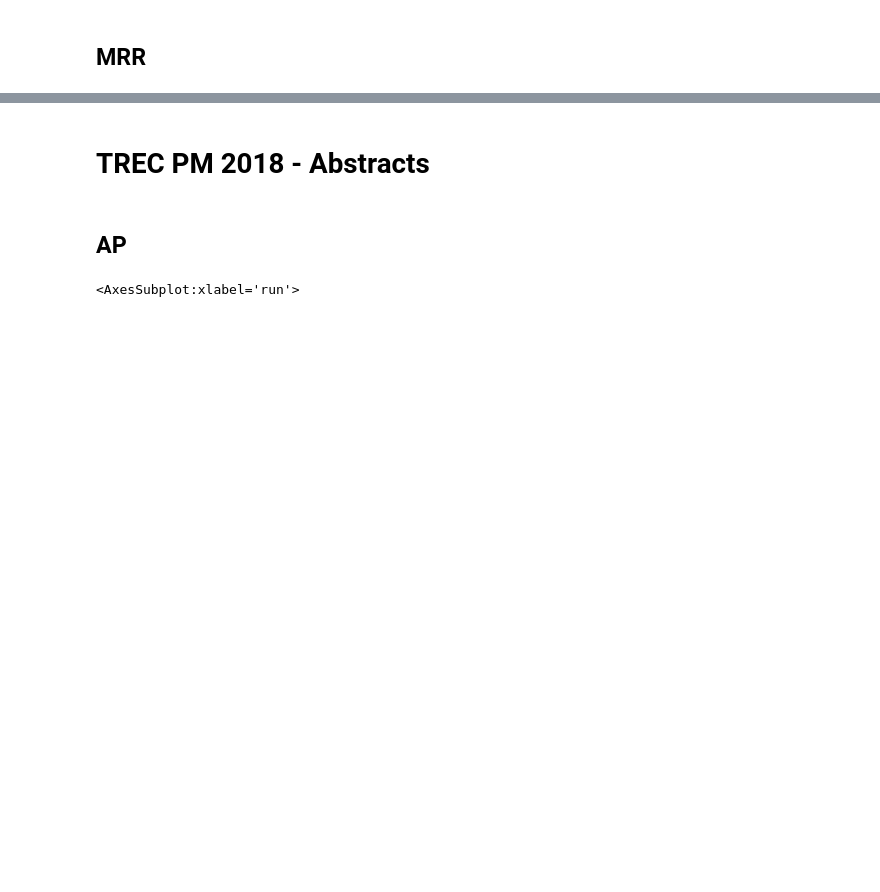
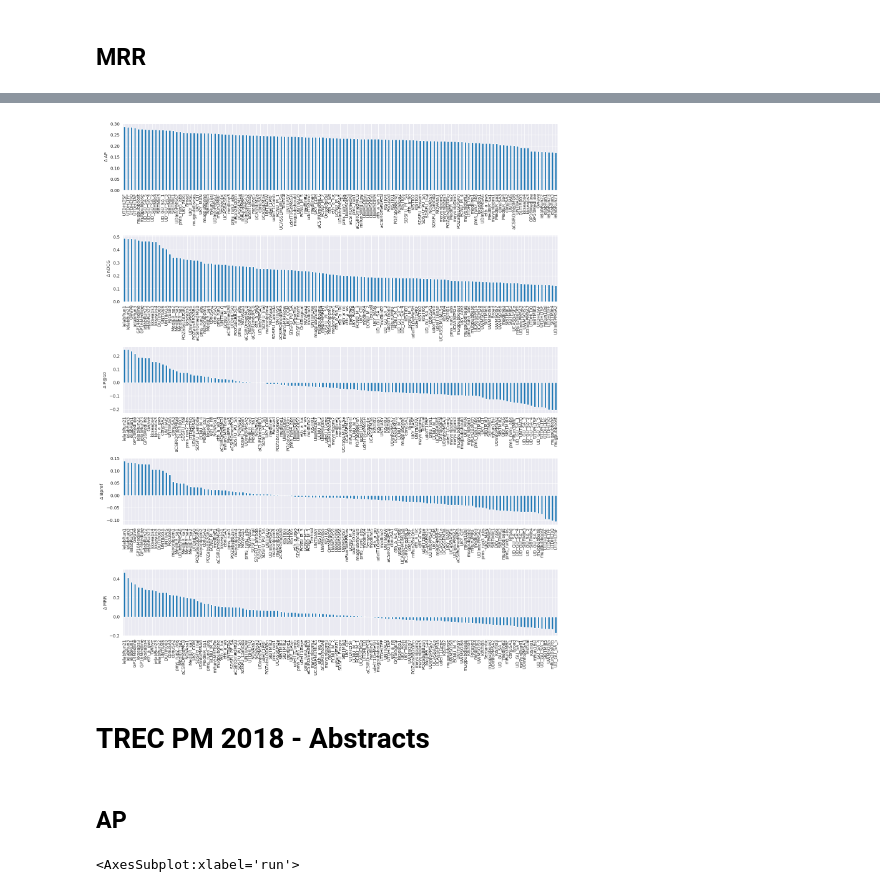
Before and after one commit to irgroup/jcdl2023-data-fusion, a Jupyter notebook: fuse.ipynb, the cells around one changed output, grey strips where cells are left out. Cells and saved outputs as stored; diff of their text form; code cells hidden in the pictures; blank space fills up the shorter version.

```diff
--- a/fuse.ipynb
+++ b/fuse.ipynb
@@ -355,3 +355,20 @@ df.sort_values(by=['mrr (diff)'], ascending=False).plot.bar(x='run', y='mrr (dif
+# %%
+import matplotlib.pyplot as plt
+plt.style.use("default")
+
+import seaborn as sns
+sns.set_style('darkgrid')
+
+fig, axes = plt.subplots(nrows=5, ncols=1, figsize=(15,18))
+df.sort_values(by=['map (fuse)'], ascending=False).plot.bar(x='run', y='map (fuse)', ylabel=r'$\Delta$ AP', xlabel='', legend=False, ax=axes[0])
+df.sort_values(by=['ndcg (diff)'], ascending=False).plot.bar(x='run', y='ndcg (diff)', ylabel=r'$\Delta$ nDCG', xlabel='', legend=False, ax=axes[1])
+df.sort_values(by=['precision@10 (diff)'], ascending=False).plot.bar(x='run', y='precision@10 (diff)', ylabel=r'$\Delta$ P@10', xlabel='', legend=False, ax=axes[2])
+df.sort_values(by=['bpref (diff)'], ascending=False).plot.bar(x='run', y='bpref (diff)', ylabel=r'$\Delta$ Bpref', xlabel='', legend=False, ax=axes[3])
+df.sort_values(by=['mrr (diff)'], ascending=False).plot.bar(x='run', y='mrr (diff)', ylabel=r'$\Delta$ MRR', xlabel='', legend=False, ax=axes[4])
+plt.tight_layout()
+plt.savefig('doc/2017.delta.pdf',bbox_inches='tight')
+# %% [output]
+[figure, added]
 # %% [markdown]
 # TREC PM 2018 - Abstracts
 # %% [markdown]
```
Also changed, not shown: parts of 5 cells of this notebook.
